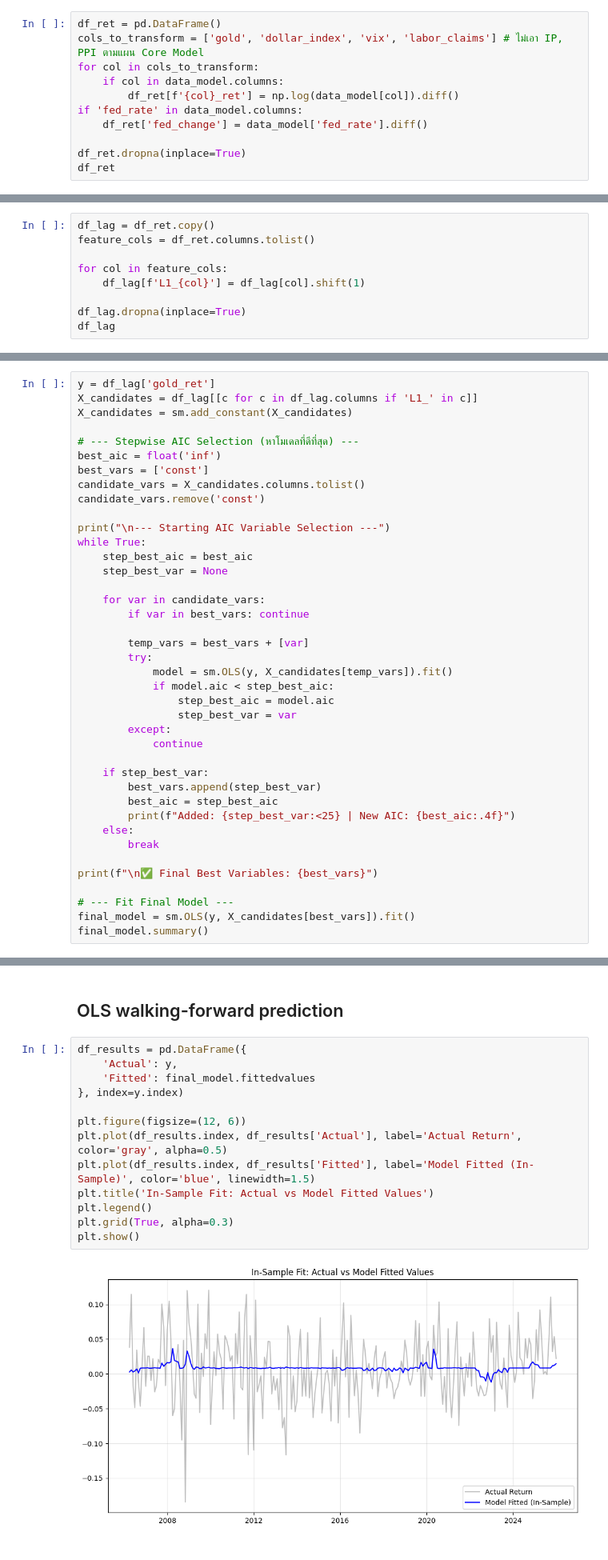
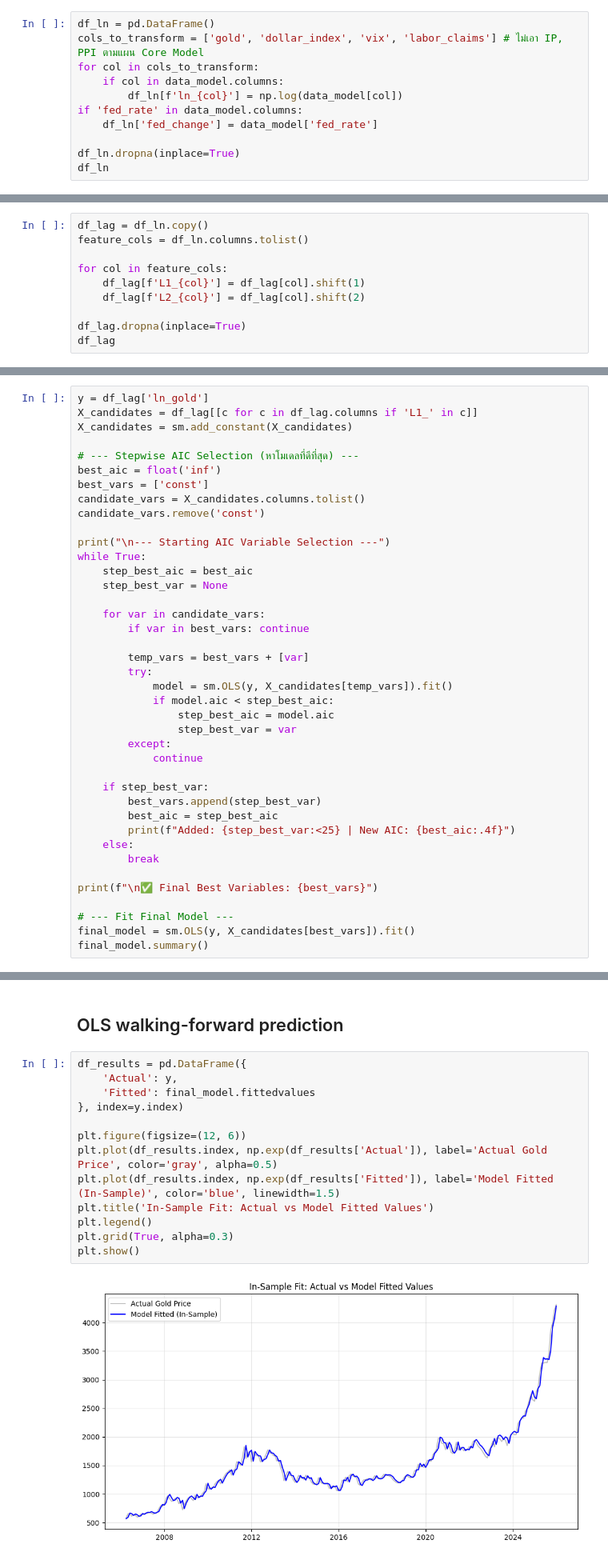
Before and after one commit to FulinQ/AQT, a Jupyter notebook: ARDL_ECM.ipynb, the cells around one changed output, grey strips where cells are left out. Shown at 80% size. Drawn from its saved outputs; the diff is of its cells as text.

```diff
--- a/ARDL_ECM.ipynb
+++ b/ARDL_ECM.ipynb
@@ -664,13 +664,13 @@ data_model
 240 rows × 9 columns
 # %%
-df_ret = pd.DataFrame()
+df_ln = pd.DataFrame()
 cols_to_transform = ['gold', 'dollar_index', 'vix', 'labor_claims'] # ไม่เอา IP, PPI ตามแผน Core Model
 for col in cols_to_transform:
     if col in data_model.columns:
-        df_ret[f'{col}_ret'] = np.log(data_model[col]).diff()
+        df_ln[f'ln_{col}'] = np.log(data_model[col])
 if 'fed_rate' in data_model.columns:
-    df_ret['fed_change'] = data_model['fed_rate'].diff()
+    df_ln['fed_change'] = data_model['fed_rate']
 
-df_ret.dropna(inplace=True)
-df_ret
+df_ln.dropna(inplace=True)
+df_ln
 # %% [output]
@@ -724,9 +724,10 @@ plot_all_variables_lags(df_ret, lags=12)
 # %%
-df_lag = df_ret.copy()
-feature_cols = df_ret.columns.tolist()
+df_lag = df_ln.copy()
+feature_cols = df_ln.columns.tolist()
 
 for col in feature_cols:
     df_lag[f'L1_{col}'] = df_lag[col].shift(1)
+    df_lag[f'L2_{col}'] = df_lag[col].shift(2)
 
 df_lag.dropna(inplace=True)
 df_lag
@@ -747,5 +748,5 @@ df_lag
 # %%
-y = df_lag['gold_ret']
+y = df_lag['ln_gold']
 X_candidates = df_lag[[c for c in df_lag.columns if 'L1_' in c]]
 X_candidates = sm.add_constant(X_candidates)
 
@@ -882,18 +885,18 @@ P-value:      0.4164
 # %%
 df_results = pd.DataFrame({
     'Actual': y,
     'Fitted': final_model.fittedvalues
 }, index=y.index)
 
 plt.figure(figsize=(12, 6))
-plt.plot(df_results.index, df_results['Actual'], label='Actual Return', color='gray', alpha=0.5)
-plt.plot(df_results.index, df_results['Fitted'], label='Model Fitted (In-Sample)', color='blue', linewidth=1.5)
+plt.plot(df_results.index, np.exp(df_results['Actual']), label='Actual Gold Price', color='gray', alpha=0.5)
+plt.plot(df_results.index, np.exp(df_results['Fitted']), label='Model Fitted (In-Sample)', color='blue', linewidth=1.5)
 plt.title('In-Sample Fit: Actual vs Model Fitted Values')
 plt.legend()
 plt.grid(True, alpha=0.3)
 plt.show()
 # %% [output]
-[figure, old version]
+[figure, new version]
 # %%
 n_total = len(y)
 train_ratio = 0.7  # % train
```
Also changed, not shown: parts of 27 cells of this notebook, 3 other files.
